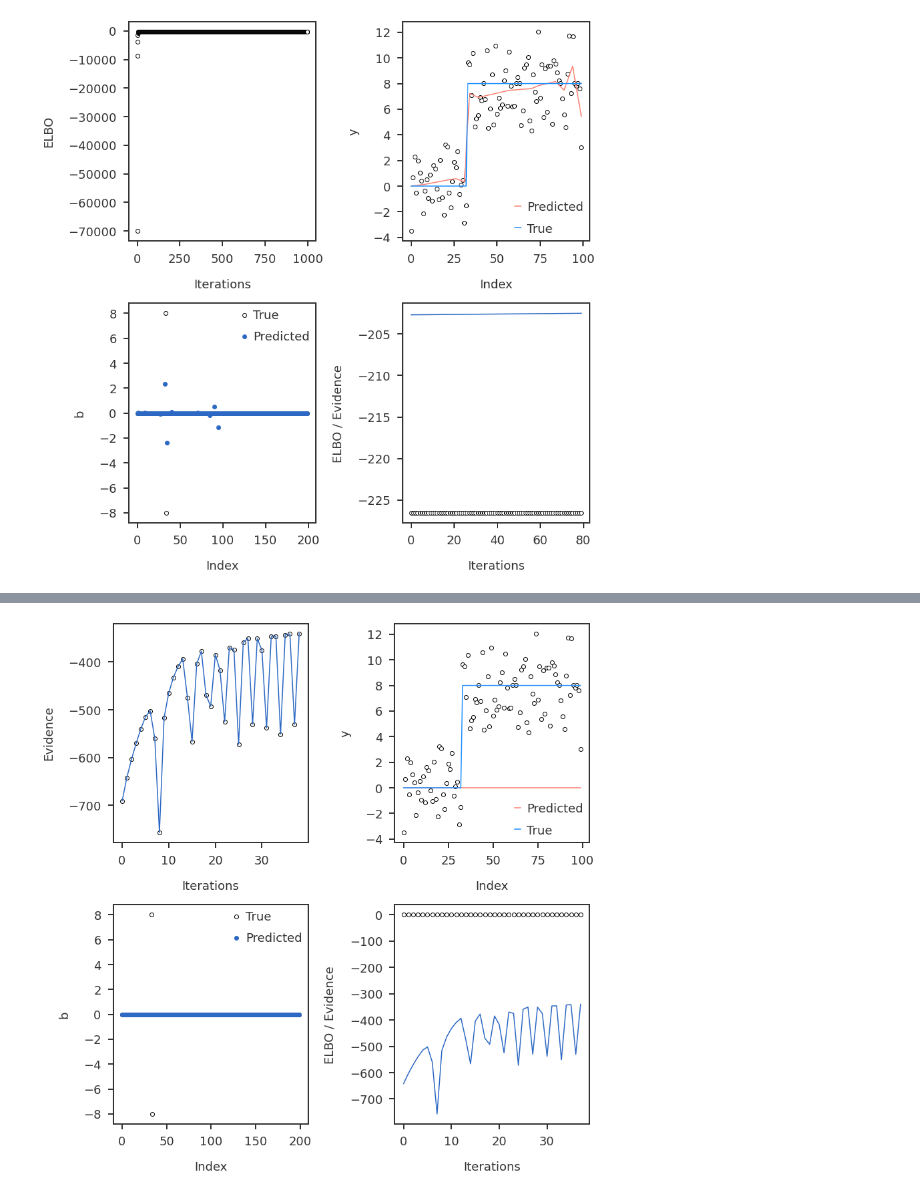
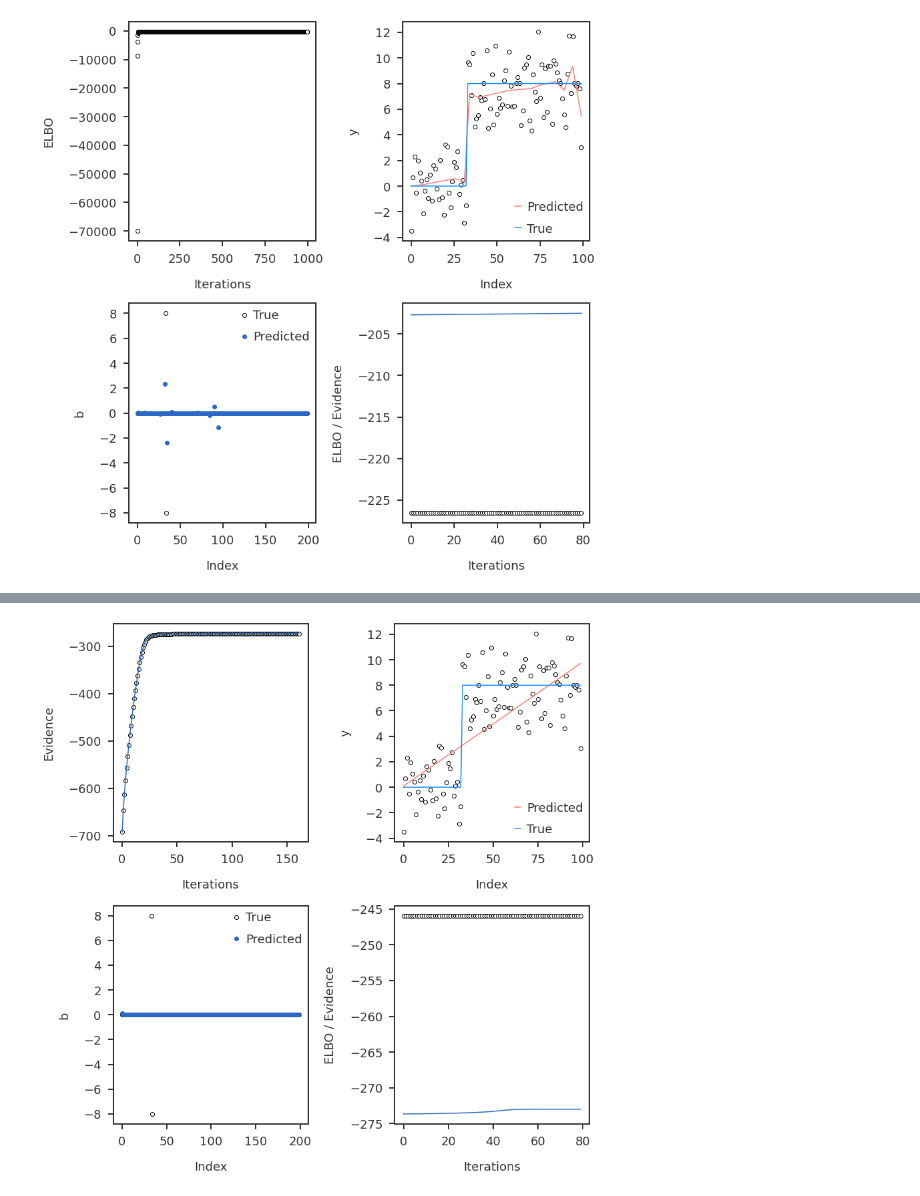
Before and after one commit to banskt/iridge-notes, a Jupyter notebook: _notebooks/2020-12-30-ebmr-with-product-of-coefficients.ipynb, the cells around one changed output, grey strips where cells are left out. Drawn from its saved outputs; the diff is of its cells as text; code cells hidden in the pictures.

Commit message:
Equation for ELBO

```diff
--- a/_notebooks/2020-12-30-ebmr-with-product-of-coefficients.ipynb
+++ b/_notebooks/2020-12-30-ebmr-with-product-of-coefficients.ipynb
@@ -265,7 +265,7 @@ def h2_func(p, s2, sb2, XTX, sigmab, Wbar, VW):
     W = np.diag(Wbar)
     WtXtXW = np.linalg.multi_dot([W.T, XTX, W])
     val  =   0.5 * logdet
-    val += - 0.5 * np.dot(WtXtXW + np.diag(VW) + np.eye(p) * s2 / sb2, sigmab).trace() / s2
+    val += - 0.5 * np.dot(WtXtXW + np.diag(VW) + np.eye(p) * (s2 / sb2), sigmab).trace() / s2
     return val
 
 def grr_b(X, y, s2, sb2, Wbar, varWj, XTX, XTy):
@@ -281,13 +281,14 @@ def grr_b(X, y, s2, sb2, Wbar, varWj, XTX, XTy):
     XWmu = np.linalg.multi_dot([X, W, mub])
     mub2 = np.square(mub)
     s2 = (np.sum(np.square(y - XWmu)) + np.dot((WtXtXW + np.diag(VW)), sigmab).trace() \
-          + np.sum(np.square(mub * VW))) / n
+          + np.sum(mub2 * VW)) / n
     sb2 = (np.sum(mub2) + sigmab.trace()) / p
     return s2, sb2, mub, sigmab
 
-def grr_W_point(X, y, s2, sw2, mub, sigmab, muWj, XTX, XTy):
+def grr_W_point(X, y, s2, sw2, mub, sigmab, muWj, sigmaWj2, XTX, XTy):
     muWj = muWj * mub
     sigmaWj2 = np.zeros(p)
+    #sigmaWj2 = sigmaWj2 * np.diag(sigmab)
     KLqW = 0.0
     return sw2, muWj, sigmaWj2, KLqW
 
@@ -331,7 +332,7 @@ def ebmr_iterative_ridge(X, y,
         '''
         GRR for W
         '''
-        sw2, muWj, sigmaWj2, KLqW = grr_W_point(X, y, s2, sw2, mub, sigmab, muWj, XTX, XTy)
+        sw2, muWj, sigmaWj2, KLqW = grr_W_point(X, y, s2, sw2, mub, sigmab, muWj, sigmaWj2, XTX, XTy)
 
         '''
         Convergence
@@ -559,9 +541,9 @@ def ebmr_WB(X, y,
     return s2, sb2, sw2, mub, sigmab, muWj, sigmaWj2, niter, elbo_path[:niter + 1], mll_path[:niter + 1]
 # %%
 #collapse-hide
-m5 = ebmr_WB(X, y, max_iter = 1000)
+m4 = ebmr_WB(X, y, max_iter = 1000)
 
-s2, sb2, sw2, mub, sigmab, muW, sigmaW, niter, elbo_path, mll_path = m5
+s2, sb2, sw2, mub, sigmab, muW, sigmaW, niter, elbo_path, mll_path = m4
 bpred = mub * muW
 ypred = np.dot(X, bpred)
 
@@ -590,7 +572,7 @@ ax3.legend()
 ax3.set_xlabel("Index")
 ax3.set_ylabel("b")
 
-nstep = min(80, niter - 2)
+nstep = min(80, niter - 1)
 ax4.scatter(np.arange(nstep), mll_path[-nstep:], edgecolor = 'black', facecolor='white')
 ax4.plot(np.arange(nstep), elbo_path[-nstep:])
 ax4.set_xlabel("Iterations")
@@ -800,9 +769,9 @@ def ebmr_WB(X, y,
     return s2, sb2, sw2, mub, sigmab, muWj, sigmaWj2, niter, elbo_path[:niter + 1], mll_path[:niter + 1]
 # %%
 #collapse-hide
-m4 = ebmr_WB(X, y, max_iter = 40)
+m5 = ebmr_WB(X, y)
 
-s2, sb2, sw2, mub, sigmab, W, sigmaW, niter, elbo_path, mll_path = m4
+s2, sb2, sw2, mub, sigmab, W, sigmaW, niter, elbo_path, mll_path = m5
 bpred = mub * W
 ypred = np.dot(X, bpred)
 
@@ -813,31 +782,31 @@ ax2 = fig.add_subplot(222)
 ax3 = fig.add_subplot(223)
 ax4 = fig.add_subplot(224)
 
 ax1.scatter(np.arange(niter-1), elbo_path[2:], edgecolor = 'black', facecolor='white')
 ax1.plot(np.arange(niter-1), elbo_path[2:])
 ax1.set_xlabel("Iterations")
 ax1.set_ylabel("Evidence")
 
 ax2.scatter(np.arange(n), y, edgecolor = 'black', facecolor='white')
 ax2.plot(np.arange(n), ypred, color = 'salmon', label="Predicted")
 ax2.plot(np.arange(n), np.dot(X, btrue), color = 'dodgerblue', label="True")
 ax2.legend()
 ax2.set_xlabel("Index")
 ax2.set_ylabel("y")
 
 ax3.scatter(np.arange(p), btrue, edgecolor = 'black', facecolor='white', label="True")
 ax3.scatter(np.arange(p), bpred, label="Predicted")
 ax3.legend()
 ax3.set_xlabel("Index")
 ax3.set_ylabel("b")
 
 nstep = min(80, niter - 2)
 ax4.scatter(np.arange(nstep), mll_path[-nstep:], edgecolor = 'black', facecolor='white')
 ax4.plot(np.arange(nstep), elbo_path[-nstep:])
 ax4.set_xlabel("Iterations")
 ax4.set_ylabel("ELBO / Evidence")
 
 plt.tight_layout()
 plt.show()
 # %% [output]
-[figure, old version]
+[figure, new version]
```
Also changed, not shown: parts of 4 cells of this notebook.
